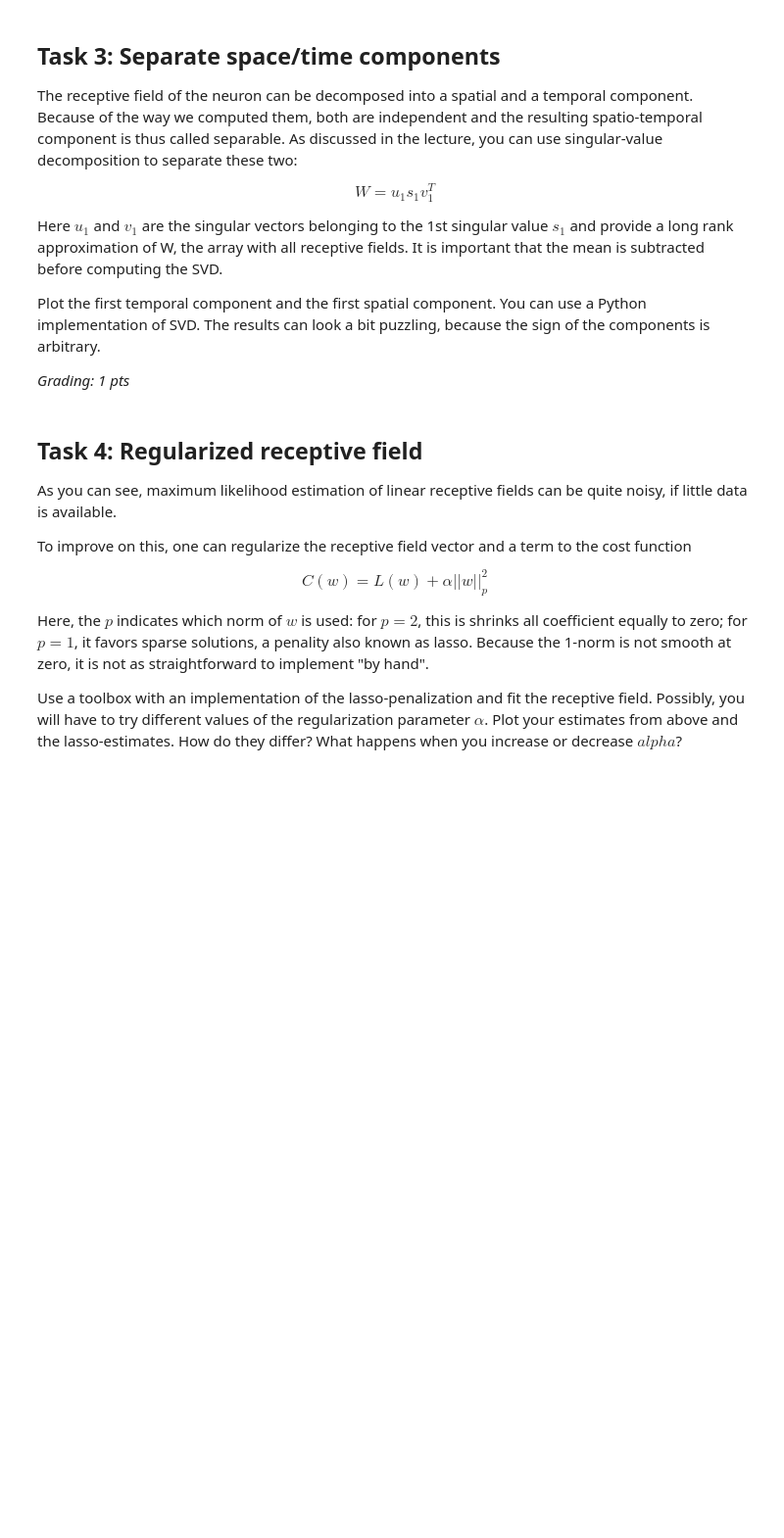
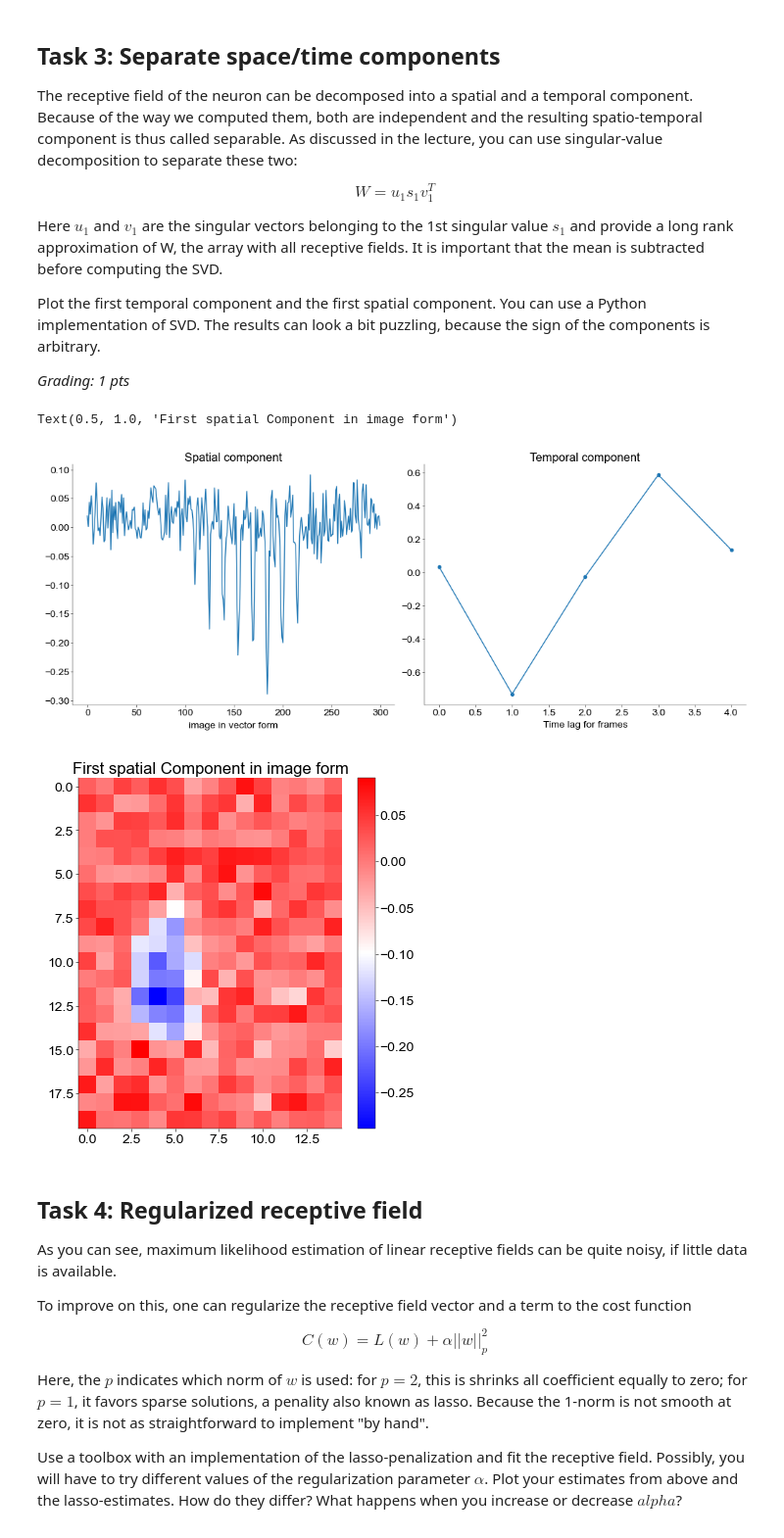
Before and after one commit to atimcenko/tu-neural-data-science, a Jupyter notebook: notebooks/CodingLab5_Nitin.ipynb, the cells around one changed output. Shown at 98% size. Cells and saved outputs as stored; diff of their text form; code cells hidden in the pictures; blank space fills up the shorter version.

Commit message:
All task completed, need help labeling them correctly

```diff
--- a/notebooks/CodingLab5_Nitin.ipynb
+++ b/notebooks/CodingLab5_Nitin.ipynb
@@ -527,20 +527,51 @@ Plot the first temporal component and the first spatial component. You can use a
 # %%
 # insert your code here
 
 # --------------------------------------------
 # Apply SVD to the fitted receptive field,
 # you can use either numpy or sklearn (0.5 pt)
 # --------------------------------------------
 
+
 # shape of w_hat: (300,5).
 # subtract mean along axis=1 (time) since for every timelag the RF is estimated independently
+
+w_hat_mean = np.mean(w_hat, axis=1)
+w_hat_centered = w_hat - w_hat_mean[:, np.newaxis]
+
+spatial, eigen, temporal = np.linalg.svd(w_hat_centered)
+
+# First component is given as u[:,0]*s[0]*v[0,:]
+temp_comp = eigen[0] * temporal[0,:] # Need to scale temporal with the eigen value as otherwise it is normlaized to unit vector
+spatial_comp = spatial[:, 0] # Already scaled
 
 # -------------------------------------------------
 # Plot the spatial and temporal components (0.5 pt)
 # -------------------------------------------------
 
 fig, ax = plt.subplot_mosaic(mosaic=[['Spatial', 'Temporal']], figsize=(10,4), constrained_layout=True)
 # add plot
+
+
+ax['Spatial'].plot(spatial_comp)
+ax['Spatial'].set_xlabel("image in vector form")
+ax['Spatial'].set_title("Spatial component")
+
+
+ax['Temporal'].plot(temp_comp)
+ax['Temporal'].scatter(range(len(temp_comp)),temp_comp)
+ax['Temporal'].set_xlabel("Time lag for frames")
+ax['Temporal'].set_title("Temporal component")
+
+
+plt.figure(figsize=(4,4))
+img = plt.imshow(spatial_comp.reshape((Dx,Dy)), cmap='bwr')
+plt.colorbar(img)
+plt.title("First spatial Component in image form")
+# %% [output]
+Text(0.5, 1.0, 'First spatial Component in image form')
+[figure, added]
+[figure, added]
 # %% [markdown]
 ## Task 4: Regularized receptive field
 
```
Also changed, not shown: parts of 5 cells of this notebook.
